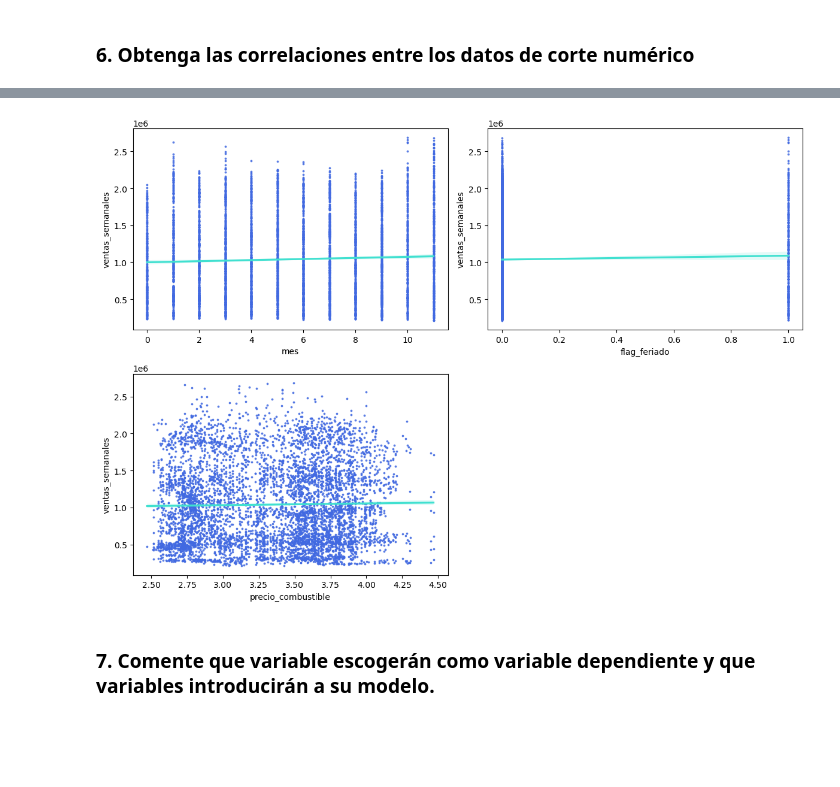
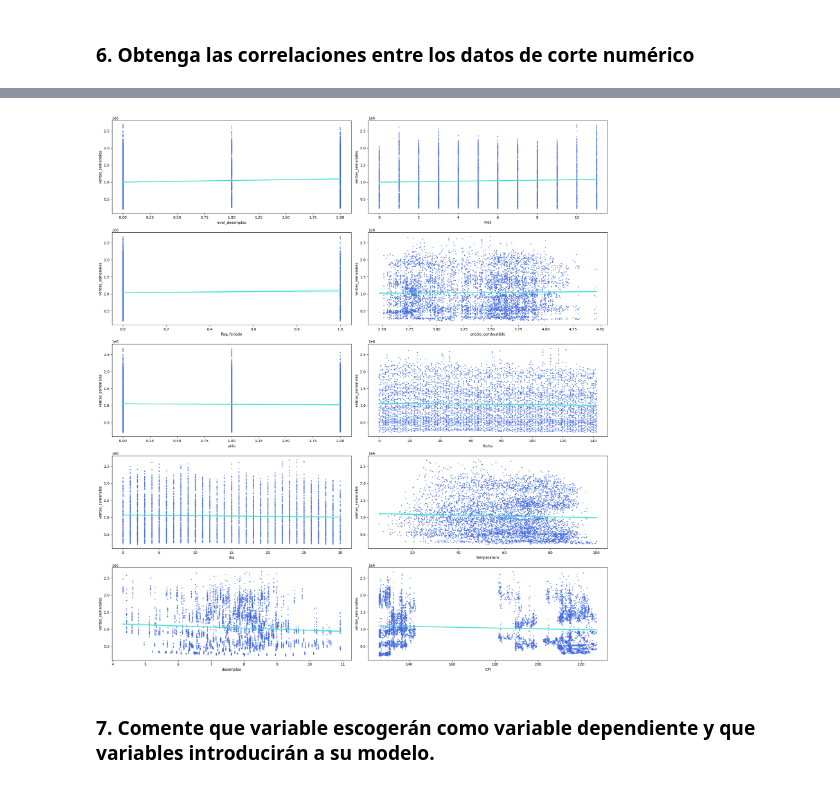
Before and after one commit to aberazo011296/S4-CASOPRACTICO-BDDFINAL, a Jupyter notebook: S4- CASO PRACTICO-BDD FINAL_Equipo3.ipynb, the cells around one changed output, grey strips where cells are left out. Cells and saved outputs as stored; diff of their text form; code cells hidden in the pictures; blank space fills up the shorter version.

```diff
--- a/S4- CASO PRACTICO-BDD FINAL_Equipo3.ipynb
+++ b/S4- CASO PRACTICO-BDD FINAL_Equipo3.ipynb
@@ -66,3 +66,15 @@ df
 | 6433 | 45 | 19-10-2012 | 718125.53 | 0 | 56.47 | 3.969 | 192.330854 | 8.667 | ... |
 | 6434 | 45 | 26-10-2012 | 760281.43 | 0 | 58.85 | 3.882 | 192.308899 | 8.667 | ... |
 6435 rows × 11 columns
+# %%
+# Definir una función para asignar el valor según la comparación
+def asignar_valor(valor):
+    if valor < 6.891000:
+        return 'bajo'
+    elif valor >= 6.891000 and valor <= 7.874000:
+        return 'medio'
+    else:
+        return 'alto'
+
+df['nivel_desempleo'] = df['desempleo'].apply(lambda x: asignar_valor(x))
+df
@@ -286,22 +319,21 @@ df.corr(numeric_only=True).style.background_gradient(cmap='coolwarm')
 # %%
 # Número de las variables
-n = 11
-fig = plt.figure(figsize=(12,12))
+n = 12
+fig = plt.figure(figsize=(20,30))
 # Correlaciones en pares
 corr = df.corr(numeric_only=True)
 #
-cols = corr.nlargest(6, "ventas_semanales")["ventas_semanales"].index
+cols = corr.nlargest(12, "ventas_semanales")["ventas_semanales"].index
 # Calculate correlation
-for i in np.arange(1,5):
-    if(i != 4):
+for i in np.arange(1,11):
         regline = df[cols[i]]
-        ax = fig.add_subplot(3,2,i)
+        ax = fig.add_subplot(7,2,i)
         sns.regplot(x=regline, y=df['ventas_semanales'], scatter_kws={"color": "royalblue", "s": 3},
                     line_kws={"color": "turquoise"})
 plt.tight_layout()
 plt.show()
 # %% [output]
-[figure, old version]
+[figure, new version]
 # %% [markdown]
 ### 7. Comente que variable escogerán como variable dependiente y que variables introducirán a su modelo.
 # %% [markdown]
```
Also changed, not shown: parts of 19 cells of this notebook.
